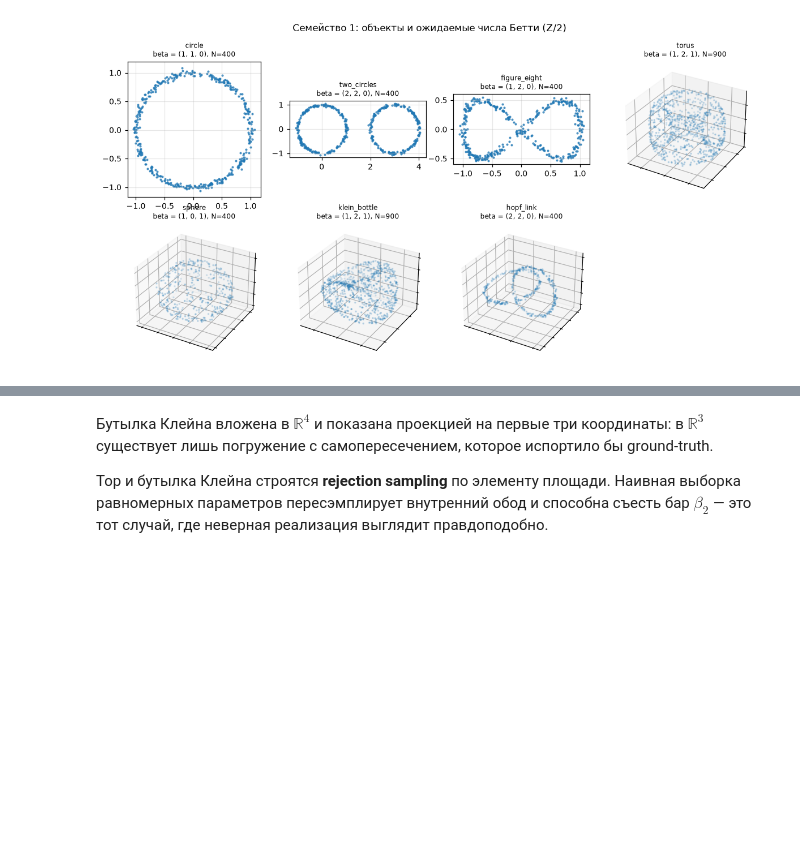
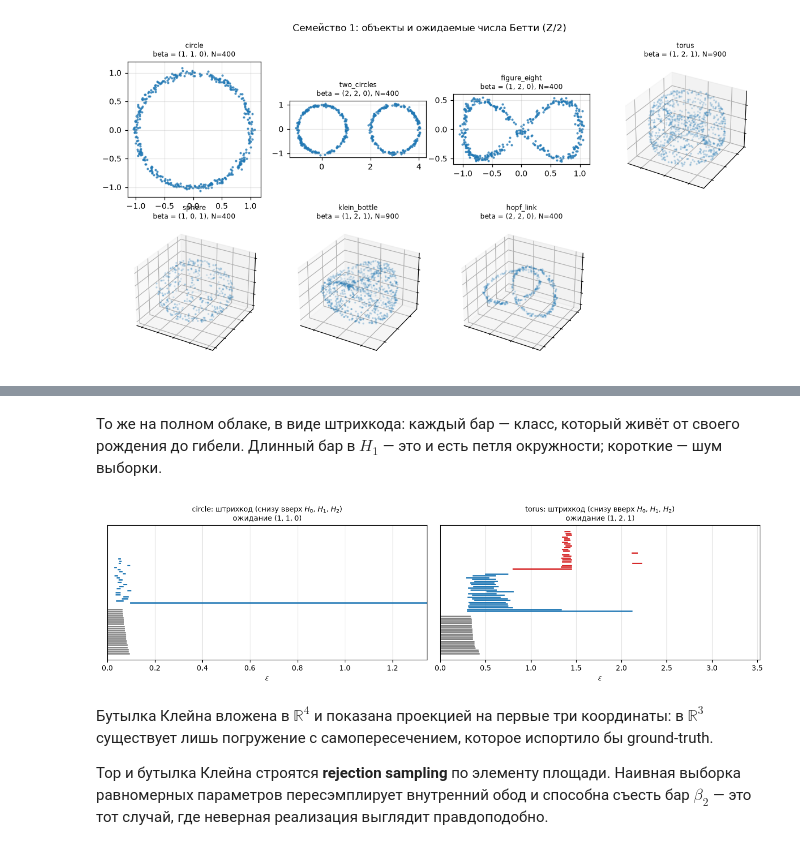
Before and after one commit to Semyon-ksa/tdadyn, a Jupyter notebook: notebooks/report.ipynb, the cells around one changed output, grey strips where cells are left out. Drawn from its saved outputs; the diff is of its cells as text; code cells hidden in the pictures; blank space fills up the shorter version.

```diff
--- a/notebooks/report.ipynb
+++ b/notebooks/report.ipynb
@@ -168,3 +256,31 @@ fig.tight_layout(); plt.show()
+# %% [markdown]
+То же на полном облаке, в виде штрихкода: каждый бар — класс, который живёт от
+своего рождения до гибели. Длинный бар в $H_1$ — это и есть петля окружности; короткие —
+шум выборки.
+# %%
+fig, axes = plt.subplots(1, 2, figsize=(12, 3.4))
+for ax, name in zip(axes, ("circle", "torus")):
+    pts = clouds[name].points
+    dgms = persistence_diagrams(pairwise_distances(pts), max_homology_dim=2,
+                                coeff_field=TOPOLOGY.coeff_field)
+    diam = pairwise_distances(pts).max()
+    colours = {0: "tab:gray", 1: "tab:blue", 2: "tab:red"}
+    y = 0
+    for dim in (0, 1, 2):
+        d = dgms[dim]
+        d = d[np.isfinite(d[:, 1])]
+        order = np.argsort(-(d[:, 1] - d[:, 0]))[:22]
+        for b, dth in d[order]:
+            ax.plot([b, dth], [y, y], lw=1.7, color=colours[dim])
+            y += 1
+        y += 2
+    expected = clouds[name].ground_truth.expected_betti
+    ax.set_title(f"{name}: штрихкод (снизу вверх $H_0$, $H_1$, $H_2$)\n"
+                 f"ожидание {tuple(expected[k] for k in range(3))}", fontsize=9)
+    ax.set_xlabel(r"$\varepsilon$"); ax.set_yticks([]); ax.set_xlim(0, diam * 0.62)
+fig.tight_layout(); plt.show()
+# %% [output]
+[figure, added]
 # %% [markdown]
 Бутылка Клейна вложена в $\mathbb{R}^4$ и показана проекцией на первые три
 координаты: в $\mathbb{R}^3$ существует лишь погружение с самопересечением, которое
```
Also changed, not shown: parts of 25 cells of this notebook, 2 other files.
